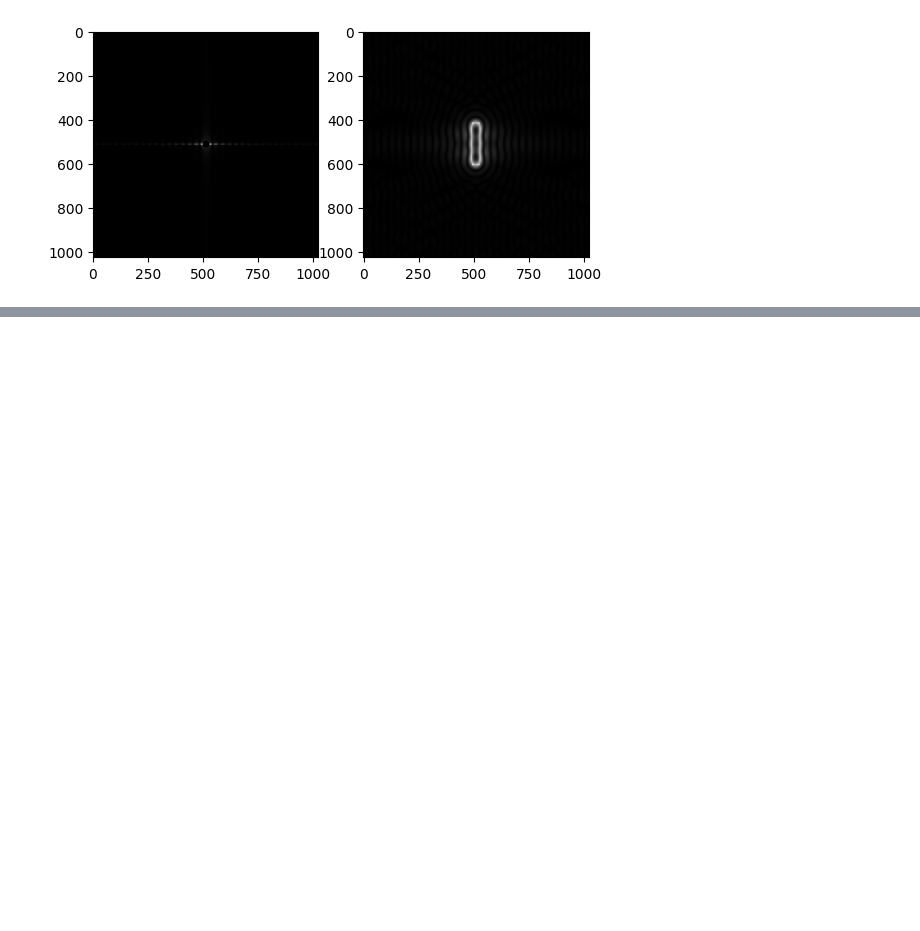
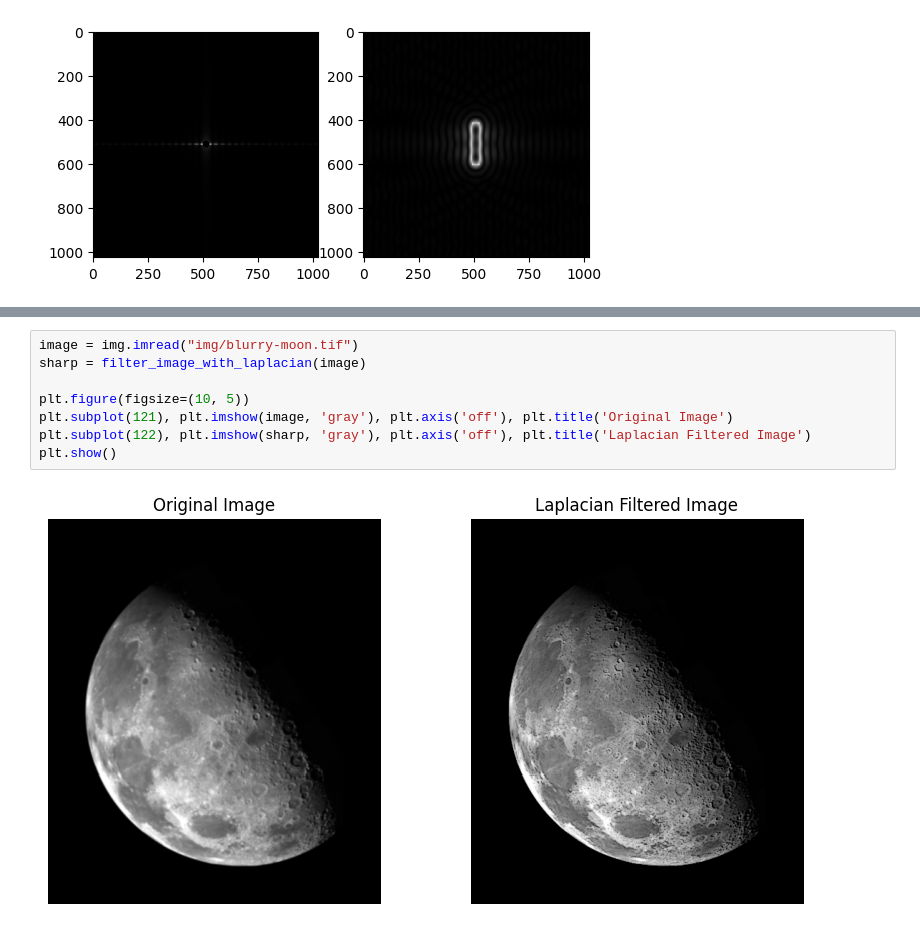
Before and after one commit to ciiram/image-processing, a Jupyter notebook: lecture-06.ipynb, the cells around one changed output, grey strips where cells are left out. Drawn from its saved outputs; the diff is of its cells as text; blank space fills up the shorter version.

```diff
--- a/lecture-06.ipynb
+++ b/lecture-06.ipynb
@@ -244,0 +510,10 @@ plt.show()
+# %%
+image = img.imread("img/blurry-moon.tif")
+sharp = filter_image_with_laplacian(image)
+
+plt.figure(figsize=(10, 5))
+plt.subplot(121), plt.imshow(image, 'gray'), plt.axis('off'), plt.title('Original Image')
+plt.subplot(122), plt.imshow(sharp, 'gray'), plt.axis('off'), plt.title('Laplacian Filtered Image')
+plt.show()
+# %% [output]
+[figure, added]
```
Also changed, not shown: parts of 28 cells of this notebook.
